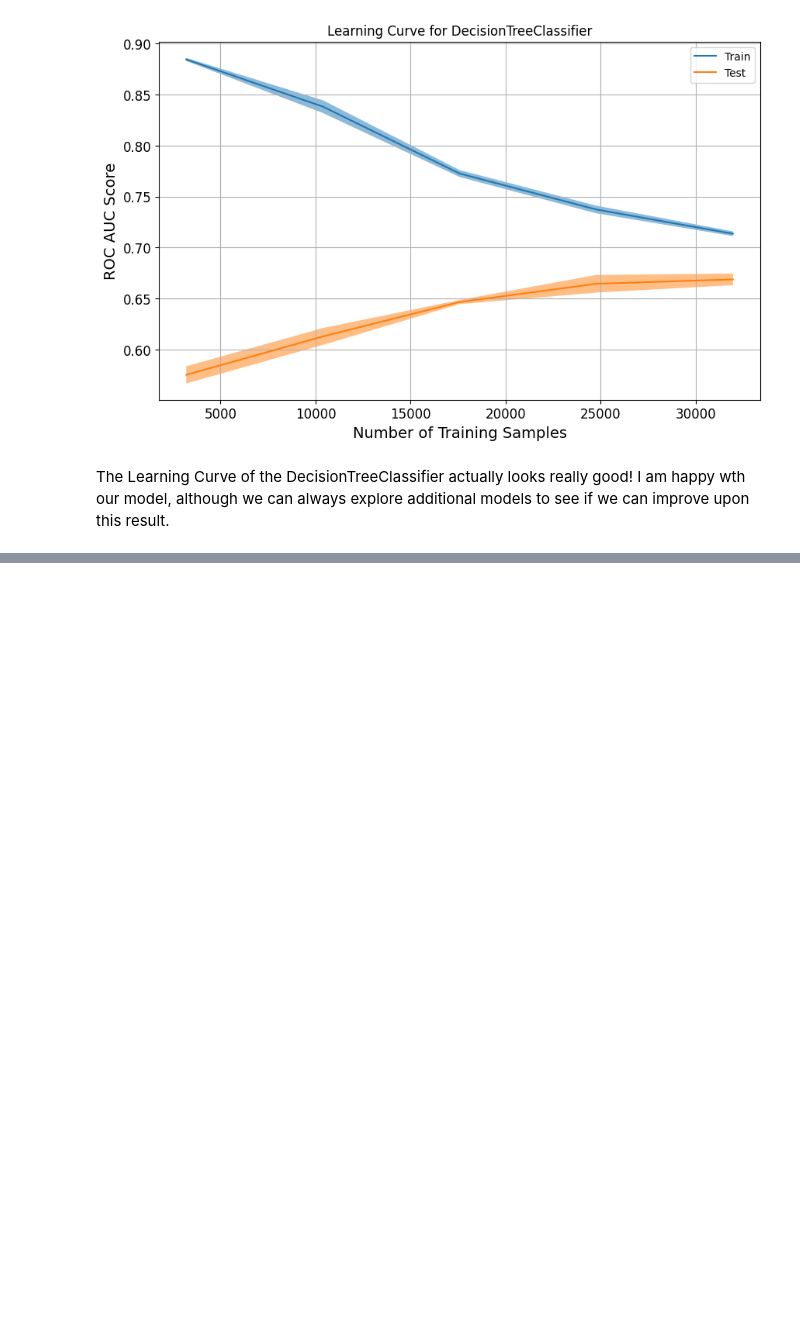
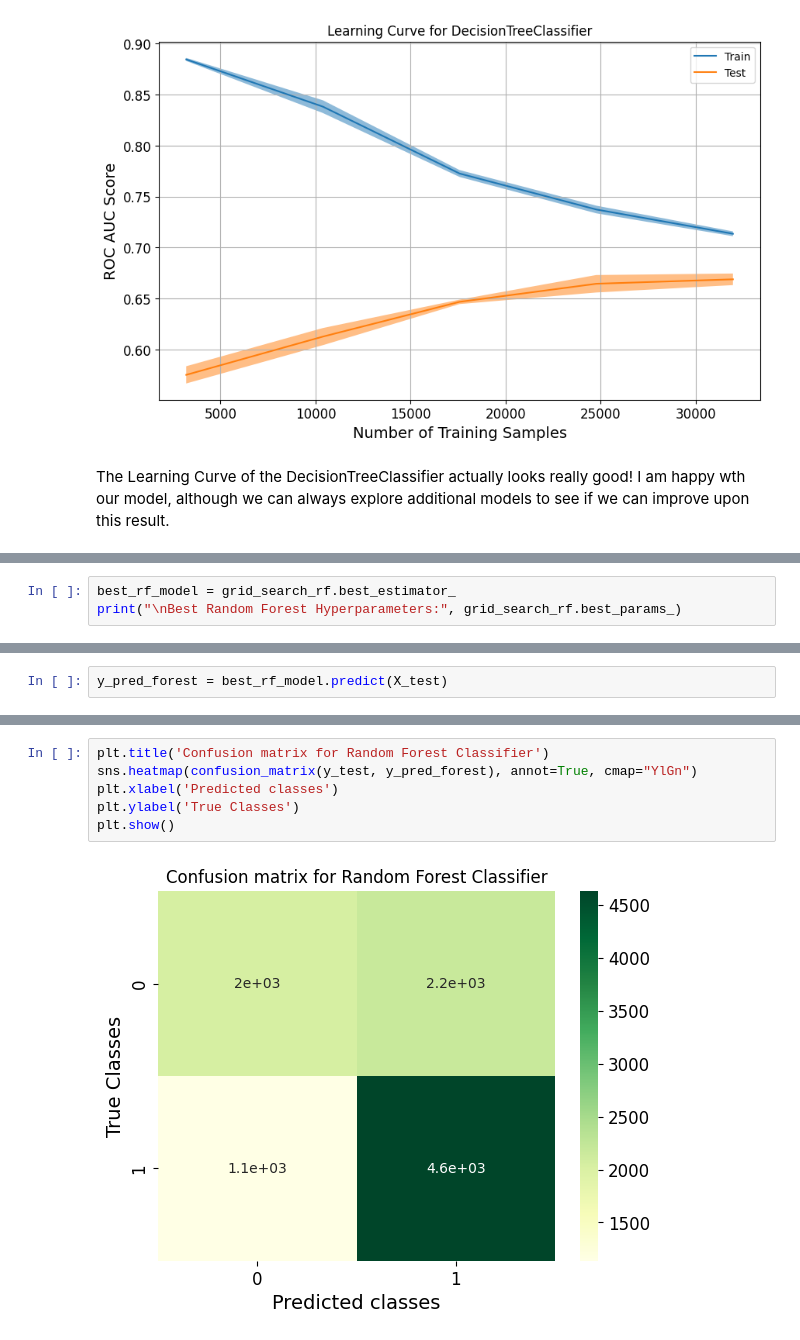
Before and after one commit to maximgolyuk/uw-ml-course-project, a Jupyter notebook: group_project_predict.ipynb, the cells around one changed output, grey strips where cells are left out. Saved outputs shown, nothing was run; the diff lists cells and outputs as text; blank space fills up the shorter version.

Commit message:
Added RFClassifier, XGBoostClassifier & AdaBoost. Work in progress...

```diff
--- a/group_project_predict.ipynb
+++ b/group_project_predict.ipynb
@@ -1096,0 +1151,3 @@ The Learning Curve of the DecisionTreeClassifier actually looks really good!  I
+# %%
+best_rf_model = grid_search_rf.best_estimator_
+print("\nBest Random Forest Hyperparameters:", grid_search_rf.best_params_)
@@ -1096,0 +1156,2 @@ The Learning Curve of the DecisionTreeClassifier actually looks really good!  I
+# %%
+y_pred_forest = best_rf_model.predict(X_test)
@@ -1096,0 +1195,8 @@ The Learning Curve of the DecisionTreeClassifier actually looks really good!  I
+# %%
+plt.title('Confusion matrix for Random Forest Classifier')
+sns.heatmap(confusion_matrix(y_test, y_pred_forest), annot=True, cmap="YlGn")
+plt.xlabel('Predicted classes')
+plt.ylabel('True Classes')
+plt.show()
+# %% [output]
+[figure, added]
```
Also changed, not shown: parts of 35 cells of this notebook.
